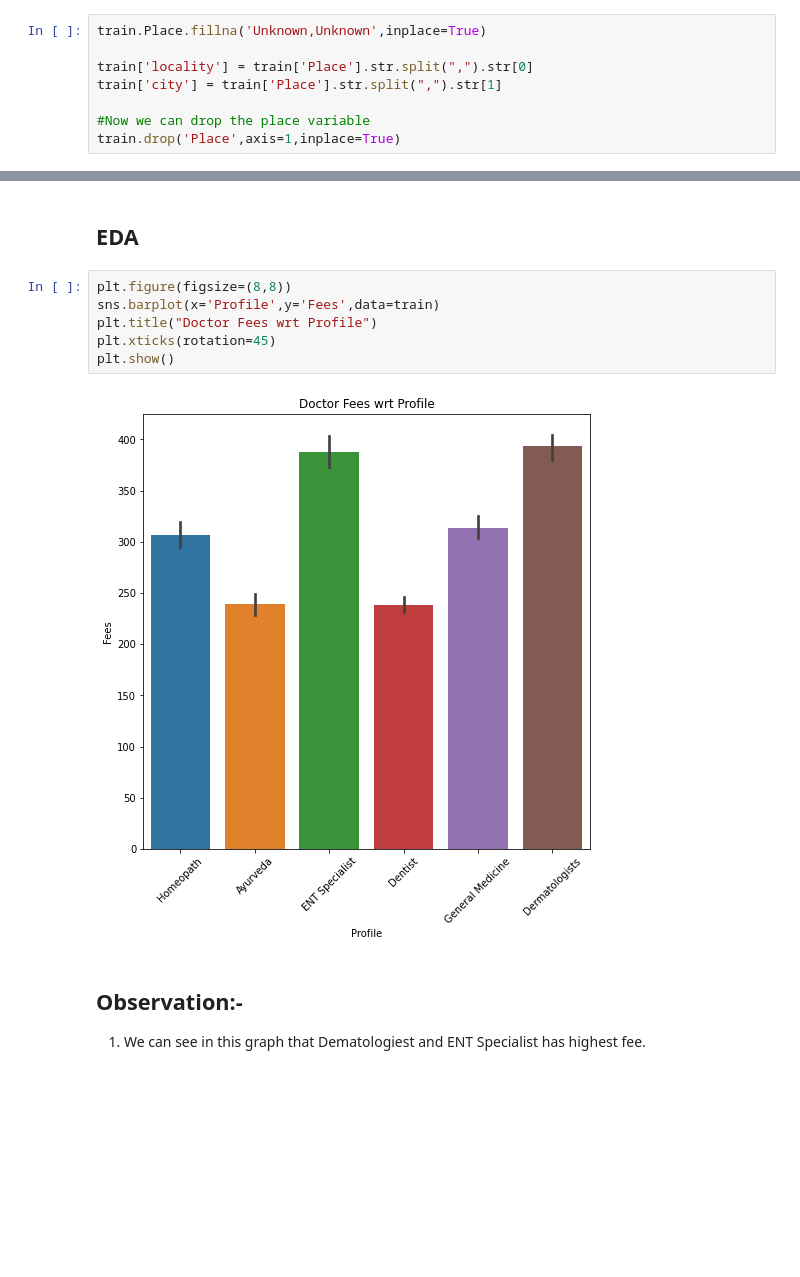
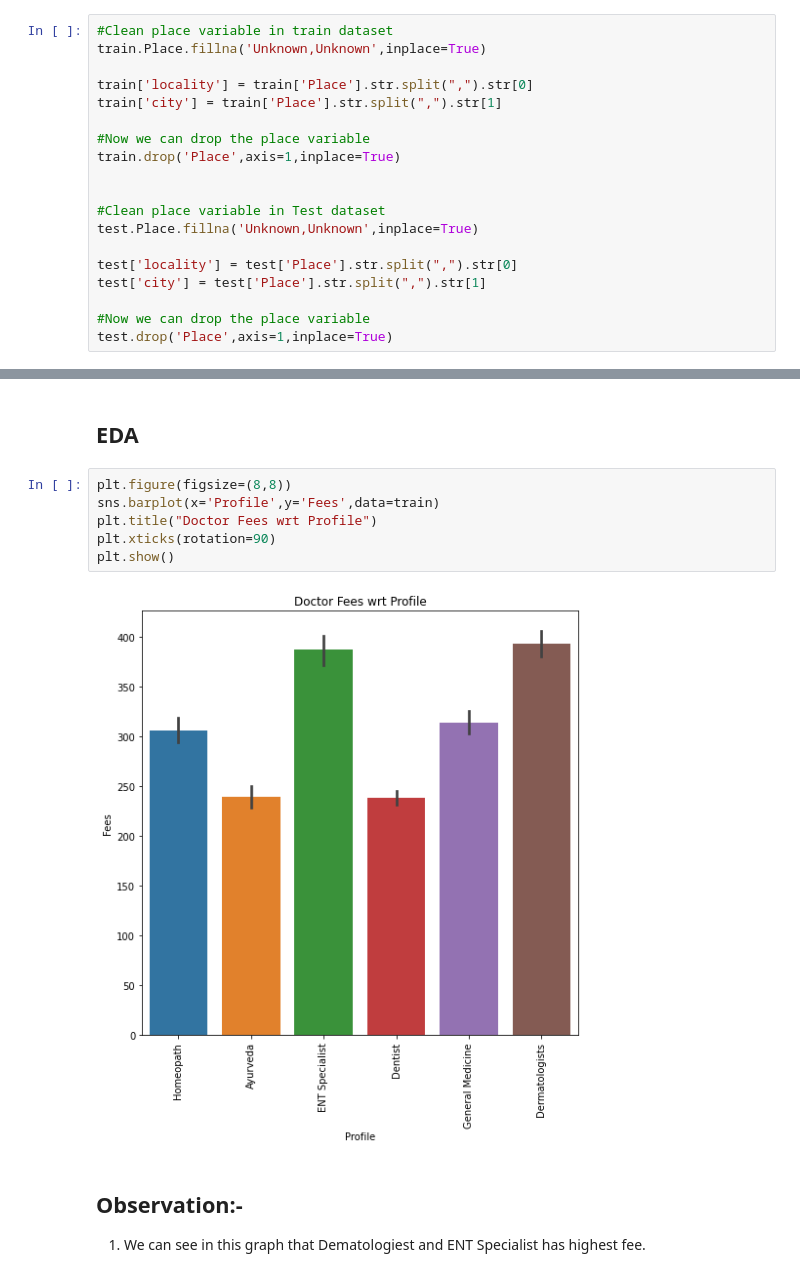
Before and after one commit to dineshpatel14/projects, a Jupyter notebook: Data_trained_Evaluation/4.Doctor_consulation_fee_prediction/Doctor_consulation_fee_prediction.ipynb, the cells around one changed output, grey strips where cells are left out. Cells and saved outputs as stored; diff of their text form; blank space fills up the shorter version.

```diff
--- a/Data_trained_Evaluation/4.Doctor_consulation_fee_prediction/Doctor_consulation_fee_prediction.ipynb
+++ b/Data_trained_Evaluation/4.Doctor_consulation_fee_prediction/Doctor_consulation_fee_prediction.ipynb
@@ -104,6 +193,7 @@ train.head()
 ##### * As, there are some missing values in Place column so I have replaced them with Unknown,
 ##### * Unknown to represent them, we can easily extract city and locality from Place variable.
 # %%
+#Clean place variable in train dataset
 train.Place.fillna('Unknown,Unknown',inplace=True)
 
 train['locality'] = train['Place'].str.split(",").str[0]
@@ -111,3 +201,13 @@ train['city'] = train['Place'].str.split(",").str[1]
 
 #Now we can drop the place variable
 train.drop('Place',axis=1,inplace=True)
+
+
+#Clean place variable in Test dataset
+test.Place.fillna('Unknown,Unknown',inplace=True)
+
+test['locality'] = test['Place'].str.split(",").str[0]
+test['city'] = test['Place'].str.split(",").str[1]
+
+#Now we can drop the place variable
+test.drop('Place',axis=1,inplace=True)
@@ -336,11 +546,11 @@ Before encoding a categorical variable, look at relationship of data with respec
 # %%
 plt.figure(figsize=(8,8))
 sns.barplot(x='Profile',y='Fees',data=train)
 plt.title("Doctor Fees wrt Profile")
-plt.xticks(rotation=45)
+plt.xticks(rotation=90)
 plt.show()
 # %% [output]
-[figure, old version]
+[figure, new version]
 # %% [markdown]
 ## Observation:-
 1. We can see in this graph that Dematologiest and ENT Specialist has highest fee.
```
Also changed, not shown: parts of 45 cells of this notebook.
